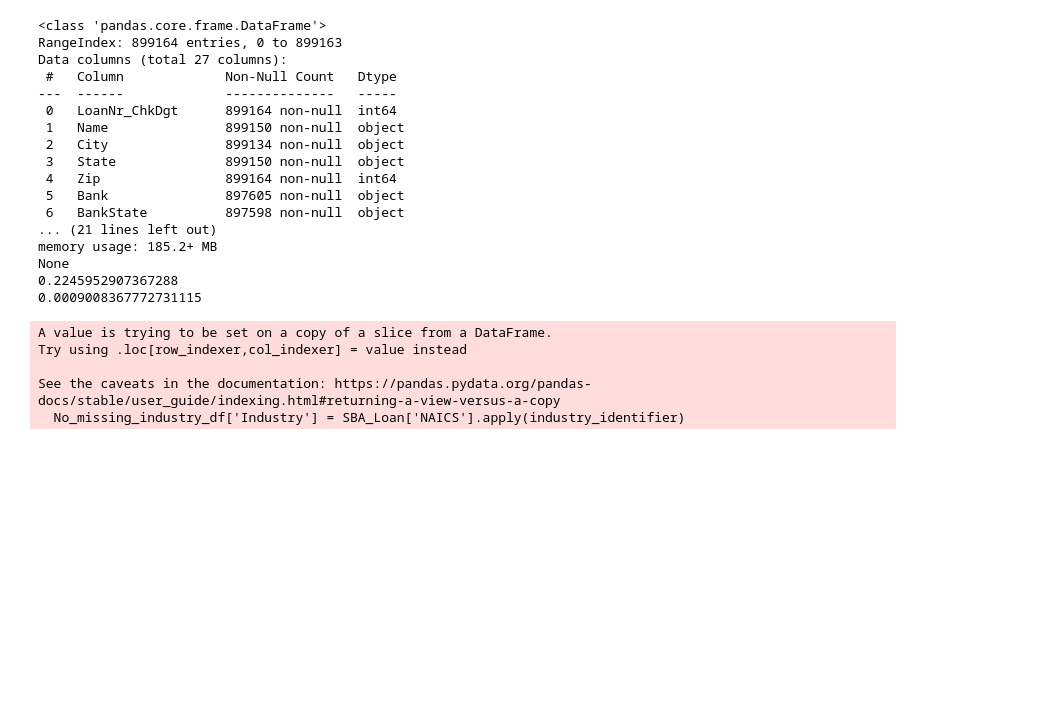
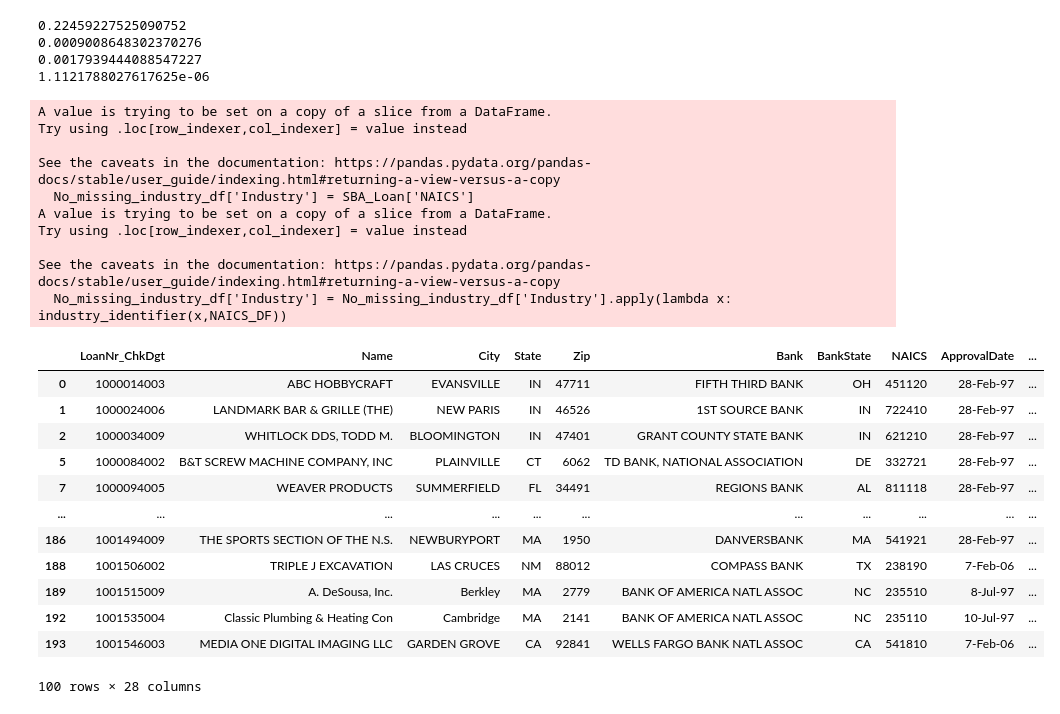
Before and after one commit to CIV2T1PEY/CIV1498-Group-Project, a Jupyter notebook: Python Part 2.ipynb, the cells around one changed output. Cells and saved outputs as stored; diff of their text form; code cells hidden in the pictures; blank space fills up the shorter version.

```diff
--- a/Python Part 2.ipynb
+++ b/Python Part 2.ipynb
@@ -14,34 +37,50 @@ SBA_Loan = pd.read_csv('SBAnational.csv', low_memory=False)
 # %%
 #----------------Overview of the Dataframe
-print(SBA_Loan.info())
+#print(SBA_Loan.info())
 print(SBA_Loan['NAICS'].value_counts()[0]/SBA_Loan.shape[0])   #about 22.5% of data do not have industry info, they can be removed for some questions
 print(SBA_Loan['Term'].value_counts()[0]/SBA_Loan.shape[0])    #about 0.1% of data have 0 term, which makes no sense, since the term is in months, it is likely that the loan duration is less than 1 month (e.g., 1 week), in this case 0 should be round up to 1
+print(SBA_Loan['State'].value_counts(dropna = False)[-1]/SBA_Loan.shape[0]) # only a few entries done have state info, we can drop them
+print(SBA_Loan['Name'].value_counts(dropna = False)[-1]/SBA_Loan.shape[0]) # only a few entries done have name info, we can drop them
+SBA_Loan = SBA_Loan[SBA_Loan['State'].notna()]
+SBA_Loan = SBA_Loan[SBA_Loan['Name'].notna()]
+SBA_Loan['Name'] = SBA_Loan['Name'].astype(str)
 # %% [output]
-<class 'pandas.core.frame.DataFrame'>
-RangeIndex: 899164 entries, 0 to 899163
-Data columns (total 27 columns):
- #   Column             Non-Null Count   Dtype
----  ------             --------------   -----
- 0   LoanNr_ChkDgt      899164 non-null  int64
- 1   Name               899150 non-null  object
- 2   City               899134 non-null  object
- 3   State              899150 non-null  object
- 4   Zip                899164 non-null  int64
- 5   Bank               897605 non-null  object
- 6   BankState          897598 non-null  object
-... (21 lines left out)
-memory usage: 185.2+ MB
-None
-0.2245952907367288
-0.0009008367772731115
+0.22459227525090752
+0.0009008648302370276
+0.0017939444088547227
+1.1121788027617625e-06
 # %%
 #Fill Missing values in the Industry Column, option 1: fill it with the most popular industry in that state
-#step 1 visualization of the industries by state
+#step 1 Append General Industry to dataframe, and create a list of all states
 No_missing_industry_df = SBA_Loan[SBA_Loan['NAICS'] != 0]
-No_missing_industry_df['Industry'] = SBA_Loan['NAICS'].apply(industry_identifier)
+No_missing_industry_df['Industry'] = SBA_Loan['NAICS']
+No_missing_industry_df['Industry'] = No_missing_industry_df['Industry'].apply(lambda x: industry_identifier(x,NAICS_DF))
+
+States_list = No_missing_industry_df['State'].unique().tolist()
 # %% [output]
 A value is trying to be set on a copy of a slice from a DataFrame.
 Try using .loc[row_indexer,col_indexer] = value instead
 
 See the caveats in the documentation: https://pandas.pydata.org/pandas-docs/stable/user_guide/indexing.html#returning-a-view-versus-a-copy
-  No_missing_industry_df['Industry'] = SBA_Loan['NAICS'].apply(industry_identifier)
+  No_missing_industry_df['Industry'] = SBA_Loan['NAICS']
+A value is trying to be set on a copy of a slice from a DataFrame.
+Try using .loc[row_indexer,col_indexer] = value instead
+
+See the caveats in the documentation: https://pandas.pydata.org/pandas-docs/stable/user_guide/indexing.html#returning-a-view-versus-a-copy
+  No_missing_industry_df['Industry'] = No_missing_industry_df['Industry'].apply(lambda x: industry_identifier(x,NAICS_DF))
+# %%
+No_missing_industry_df.head(100)
+# %% [output]
+|  | LoanNr_ChkDgt | Name | City | State | Zip | Bank | BankState | NAICS | ApprovalDate | ... |
+| 0 | 1000014003 | ABC HOBBYCRAFT | EVANSVILLE | IN | 47711 | FIFTH THIRD BANK | OH | 451120 | 28-Feb-97 | ... |
+| 1 | 1000024006 | LANDMARK BAR & GRILLE (THE) | NEW PARIS | IN | 46526 | 1ST SOURCE BANK | IN | 722410 | 28-Feb-97 | ... |
+| 2 | 1000034009 | WHITLOCK DDS, TODD M. | BLOOMINGTON | IN | 47401 | GRANT COUNTY STATE BANK | IN | 621210 | 28-Feb-97 | ... |
+| 5 | 1000084002 | B&T SCREW MACHINE COMPANY, INC | PLAINVILLE | CT | 6062 | TD BANK, NATIONAL ASSOCIATION | DE | 332721 | 28-Feb-97 | ... |
+| 7 | 1000094005 | WEAVER PRODUCTS | SUMMERFIELD | FL | 34491 | REGIONS BANK | AL | 811118 | 28-Feb-97 | ... |
+| ... | ... | ... | ... | ... | ... | ... | ... | ... | ... | ... |
+| 186 | 1001494009 | THE SPORTS SECTION OF THE N.S. | NEWBURYPORT | MA | 1950 | DANVERSBANK | MA | 541921 | 28-Feb-97 | ... |
+| 188 | 1001506002 | TRIPLE J EXCAVATION | LAS CRUCES | NM | 88012 | COMPASS BANK | TX | 238190 | 7-Feb-06 | ... |
+| 189 | 1001515009 | A. DeSousa, Inc. | Berkley | MA | 2779 | BANK OF AMERICA NATL ASSOC | NC | 235510 | 8-Jul-97 | ... |
+| 192 | 1001535004 | Classic Plumbing & Heating Con | Cambridge | MA | 2141 | BANK OF AMERICA NATL ASSOC | NC | 235110 | 10-Jul-97 | ... |
+| 193 | 1001546003 | MEDIA ONE DIGITAL IMAGING LLC | GARDEN GROVE | CA | 92841 | WELLS FARGO BANK NATL ASSOC | CA | 541810 | 7-Feb-06 | ... |
+100 rows × 28 columns
```
Also changed, not shown: parts of 12 cells of this notebook, 2 other files.
